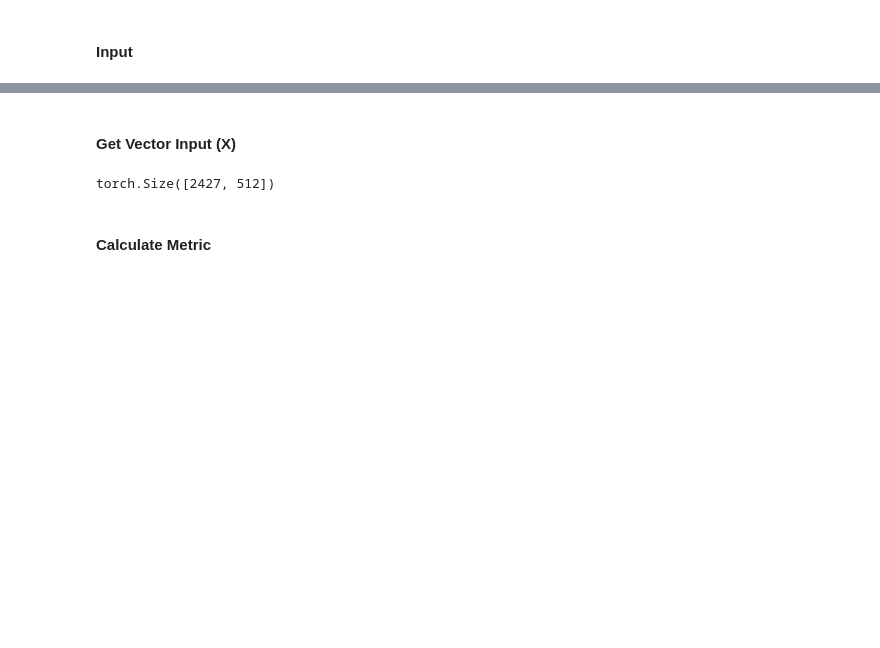
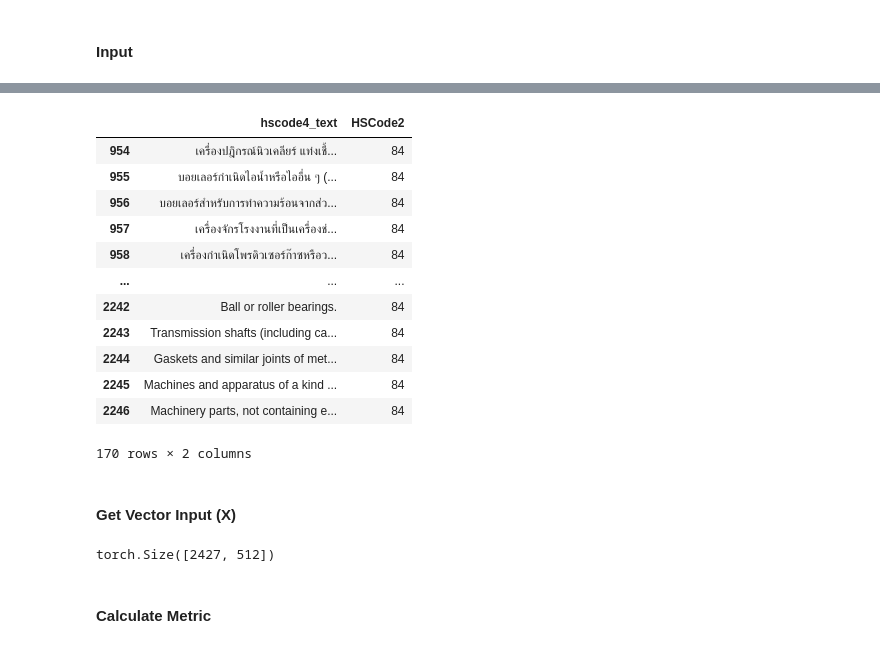
Before and after one commit to storemesh/mdm, a Jupyter notebook: semantic_clustering_hscode_HDBScan.ipynb, the cells around one changed output, grey strips where cells are left out. Cells and saved outputs as stored; diff of their text form; code cells hidden in the pictures; blank space fills up the shorter version.

```diff
--- a/semantic_clustering_hscode_HDBScan.ipynb
+++ b/semantic_clustering_hscode_HDBScan.ipynb
@@ -45,3 +60,19 @@ df_hscode4
+# %%
+df_hscode4[df_hscode4['HSCode2'] == '84']
+# %% [output]
+|  | hscode4_text | HSCode2 |
+| 954 | เครื่องปฎิกรณ์นิวเคลียร์ แท่งเชื้... | 84 |
+| 955 | บอยเลอร์กำเนิดไอน้ำหรือไออื่น ๆ (... | 84 |
+| 956 | บอยเลอร์สำหรับการทำความร้อนจากส่ว... | 84 |
+| 957 | เครื่องจักรโรงงานที่เป็นเครื่องช่... | 84 |
+| 958 | เครื่องกำเนิดโพรดิวเซอร์ก๊าซหรือว... | 84 |
+| ... | ... | ... |
+| 2242 | Ball or roller bearings. | 84 |
+| 2243 | Transmission shafts (including ca... | 84 |
+| 2244 | Gaskets and similar joints of met... | 84 |
+| 2245 | Machines and apparatus of a kind ... | 84 |
+| 2246 | Machinery parts, not containing e... | 84 |
+170 rows × 2 columns
 # %% [markdown]
 #### Get Vector Input (X)
 # %%
```
Also changed, not shown: parts of 16 cells of this notebook, 8 other files.
